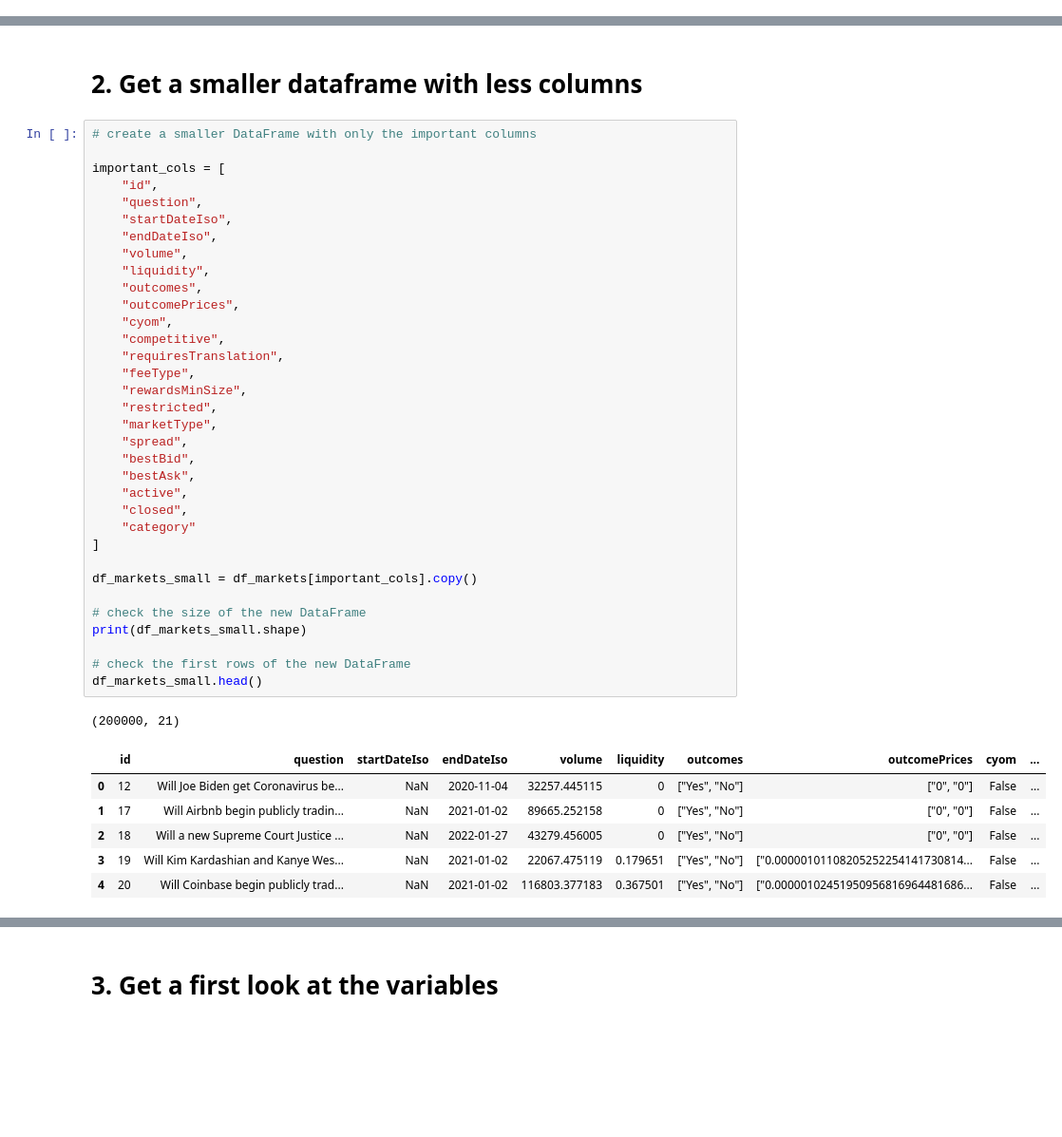
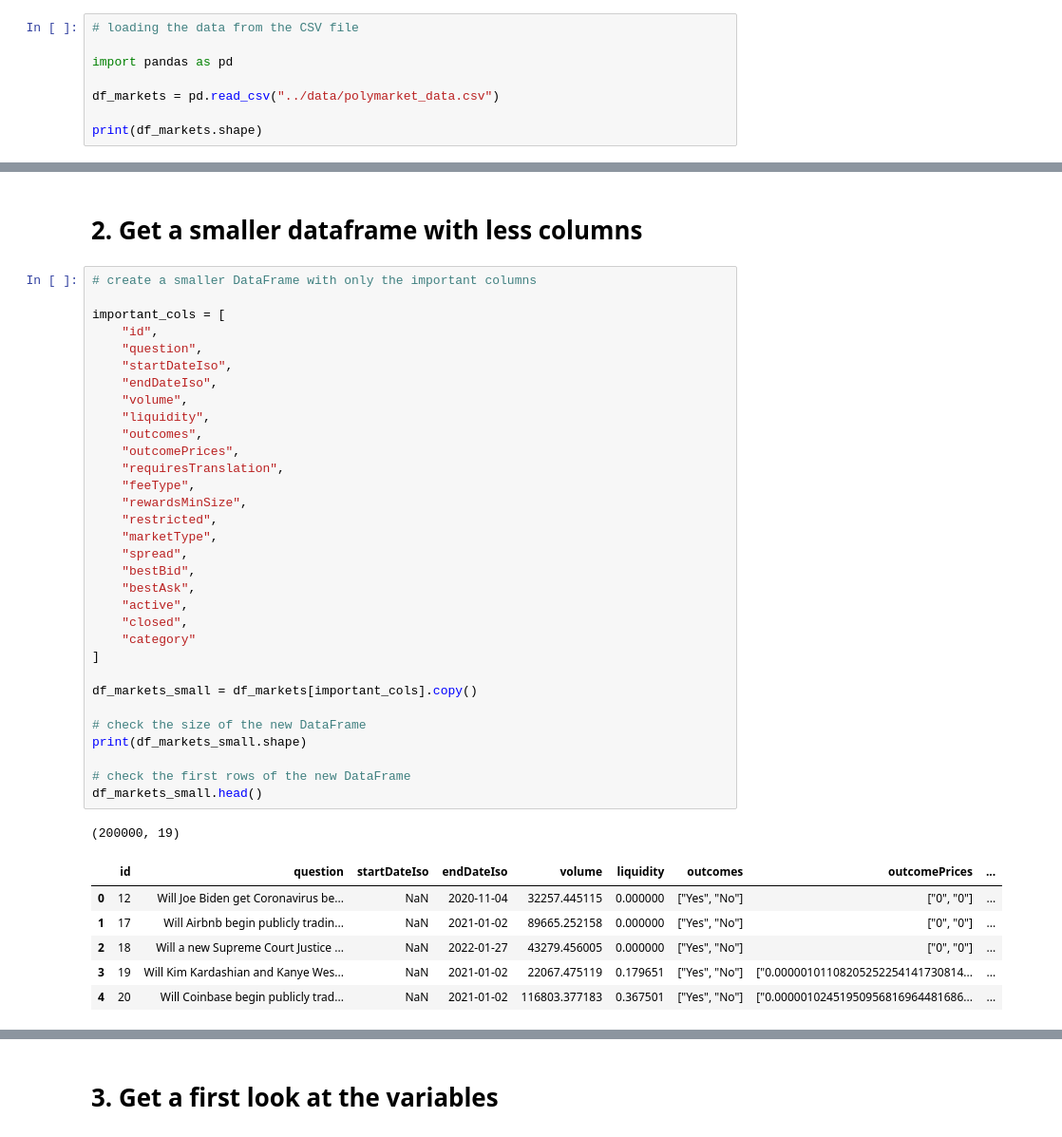
Before and after one commit to Jannikurb/dai-mission-group-U, a Jupyter notebook: Polymarket - workspace/Cleaning_Polymarket.ipynb, the cells around one changed output, grey strips where cells are left out. Shown at 95% size. Cells and saved outputs as stored; diff of their text form; blank space fills up the shorter version.

```diff
--- a/Polymarket - workspace/Cleaning_Polymarket.ipynb
+++ b/Polymarket - workspace/Cleaning_Polymarket.ipynb
@@ -103,0 +3,8 @@ print(df_markets.shape)
+# %%
+# loading the data from the CSV file
+
+import pandas as pd
+
+df_markets = pd.read_csv("../data/polymarket_data.csv")
+
+print(df_markets.shape)
@@ -122,42 +31,40 @@ df_markets.head()
 important_cols = [
     "id",
     "question",
     "startDateIso",
     "endDateIso",
     "volume",
     "liquidity",
     "outcomes",
     "outcomePrices",
-    "cyom",
-    "competitive",
     "requiresTranslation",
     "feeType",
     "rewardsMinSize",
     "restricted",
     "marketType",
     "spread",
     "bestBid",
     "bestAsk",
     "active",
     "closed",
     "category"
 ]
 
 df_markets_small = df_markets[important_cols].copy()
 
 # check the size of the new DataFrame
 print(df_markets_small.shape)
 
 # check the first rows of the new DataFrame
 df_markets_small.head()
 # %% [output]
-(200000, 21)
+(200000, 19)
-|  | id | question | startDateIso | endDateIso | volume | liquidity | outcomes | outcomePrices | cyom | ... |
-| 0 | 12 | Will Joe Biden get Coronavirus be... | NaN | 2020-11-04 | 32257.445115 | 0 | ["Yes", "No"] | ["0", "0"] | False | ... |
-| 1 | 17 | Will Airbnb begin publicly tradin... | NaN | 2021-01-02 | 89665.252158 | 0 | ["Yes", "No"] | ["0", "0"] | False | ... |
-| 2 | 18 | Will a new Supreme Court Justice ... | NaN | 2022-01-27 | 43279.456005 | 0 | ["Yes", "No"] | ["0", "0"] | False | ... |
-| 3 | 19 | Will Kim Kardashian and Kanye Wes... | NaN | 2021-01-02 | 22067.475119 | 0.179651 | ["Yes", "No"] | ["0.00000101108205252254141730814... | False | ... |
-| 4 | 20 | Will Coinbase begin publicly trad... | NaN | 2021-01-02 | 116803.377183 | 0.367501 | ["Yes", "No"] | ["0.00000102451950956816964481686... | False | ... |
+|  | id | question | startDateIso | endDateIso | volume | liquidity | outcomes | outcomePrices | ... |
+| 0 | 12 | Will Joe Biden get Coronavirus be... | NaN | 2020-11-04 | 32257.445115 | 0.000000 | ["Yes", "No"] | ["0", "0"] | ... |
+| 1 | 17 | Will Airbnb begin publicly tradin... | NaN | 2021-01-02 | 89665.252158 | 0.000000 | ["Yes", "No"] | ["0", "0"] | ... |
+| 2 | 18 | Will a new Supreme Court Justice ... | NaN | 2022-01-27 | 43279.456005 | 0.000000 | ["Yes", "No"] | ["0", "0"] | ... |
+| 3 | 19 | Will Kim Kardashian and Kanye Wes... | NaN | 2021-01-02 | 22067.475119 | 0.179651 | ["Yes", "No"] | ["0.00000101108205252254141730814... | ... |
+| 4 | 20 | Will Coinbase begin publicly trad... | NaN | 2021-01-02 | 116803.377183 | 0.367501 | ["Yes", "No"] | ["0.00000102451950956816964481686... | ... |
 # %%
 # check the info of the new DataFrame
 
```
Also changed, not shown: parts of 51 cells of this notebook, 4 other files.
